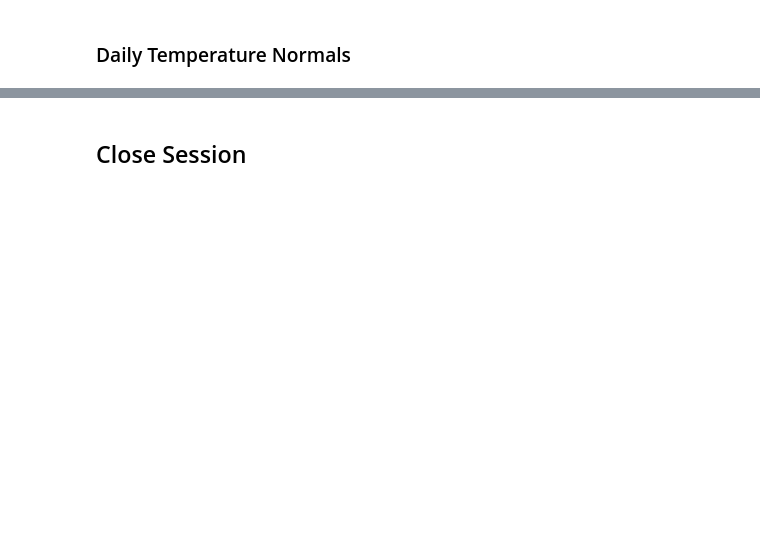
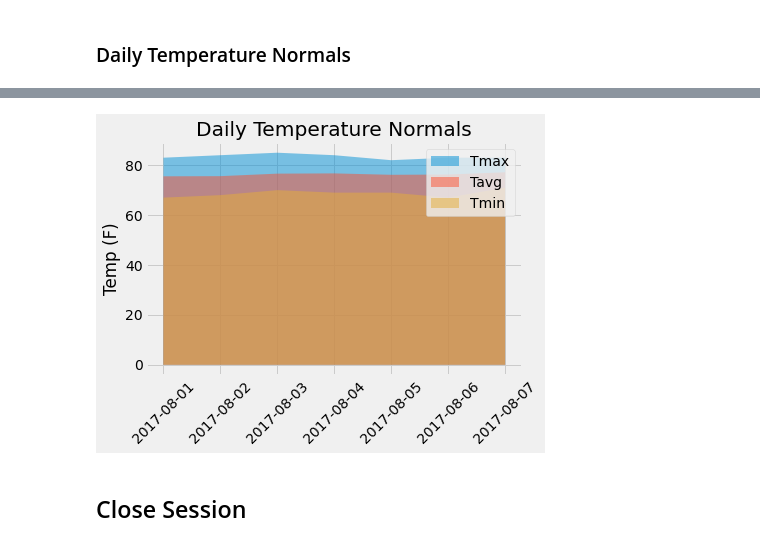
Before and after one commit to alexyyyyytytytytyt/Surfs-Up-, a Jupyter notebook: temp_analysis_bonus_2_starter.ipynb, the cells around one changed output, grey strips where cells are left out. Drawn from its saved outputs; the diff is of its cells as text; code cells hidden in the pictures; blank space fills up the shorter version.

```diff
--- a/temp_analysis_bonus_2_starter.ipynb
+++ b/temp_analysis_bonus_2_starter.ipynb
@@ -105,8 +127,8 @@ def daily_normals(date):
 
     """
 
-    sel = [func.min(Measurement.tobs), func.avg(Measurement.tobs), func.max(Measurement.tobs)]
-    return session.query(*sel).filter(func.strftime("%m-%d", Measurement.date) == date).all()
+    sel = [func.min(me.tobs), func.avg(me.tobs), func.max(me.tobs)]
+    return session.query(*sel).filter(func.strftime("%m-%d", me.date) == date).all()
 
 # For example
 daily_normals("01-01")
@@ -120,11 +142,25 @@ NameError: name 'Measurement' is not defined
 start_date = '2017-08-01'
 end_date = '2017-08-07'
 
-# Use the start and end date to create a range of dates
+
+def daily_normals(day_date):
+    temps = session.query(func.min(me.tobs), func.avg(me.tobs), func.max(me.tobs)).\
+                          filter(func.strftime("%m-%d", me.date) == day_date).all()
+    return temps
 
 
+# Use the start and end date to create a range of dates
+trip_dates = pd.date_range(start_date, end_date)
+
 # Strip off the year and save a list of strings in the format %m-%d
-
+trip_mmdd = trip_dates.strftime('%m-%d')
 
 # Use the `daily_normals` function to calculate the normals for each date string
+normal = []
+for c in trip_mmdd:
+    #unpack daily_normals
+    normal.append(*daily_normals(c))
+
+normal
+
 # and append the results to a list called `normals`.
@@ -131,2 +175,4 @@ end_date = '2017-08-07'
 # %%
 # Load the previous query results into a Pandas DataFrame and add the `trip_dates` range as the `date` index
+normals_df = pd.DataFrame(normal, trip_dates, columns = ['Tmin', 'Tavg', 'Tmax'])
+normals_df
@@ -135,3 +188,16 @@ end_date = '2017-08-07'
+# %%
+# Plot the daily normals as an area plot with `stacked=False`
+
+plt.fill_between(normals_df.index, normals_df["Tmax"], alpha=0.5)
+plt.fill_between(normals_df.index, normals_df["Tavg"], alpha=0.5)
+plt.fill_between(normals_df.index, normals_df["Tmin"], alpha=0.5)
+plt.xticks(rotation=45)
+plt.title("Daily Temperature Normals")
+plt.ylabel('Temp (F)')
+plt.legend(['Tmax', 'Tavg','Tmin'])
+plt.show()
+# %% [output]
+[figure, added]
 # %% [markdown]
 ## Close Session
 # %%
```
Also changed, not shown: parts of 9 cells of this notebook.
